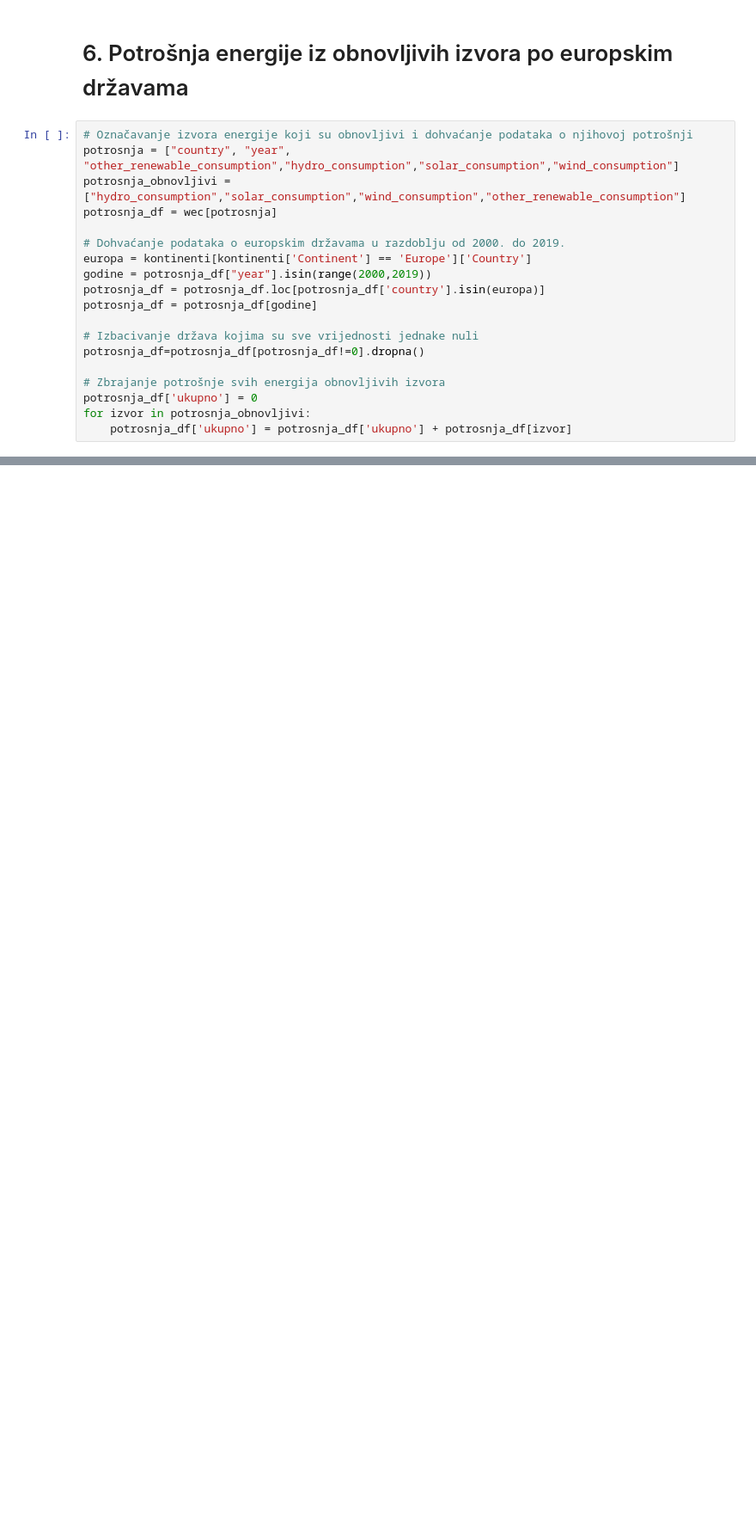
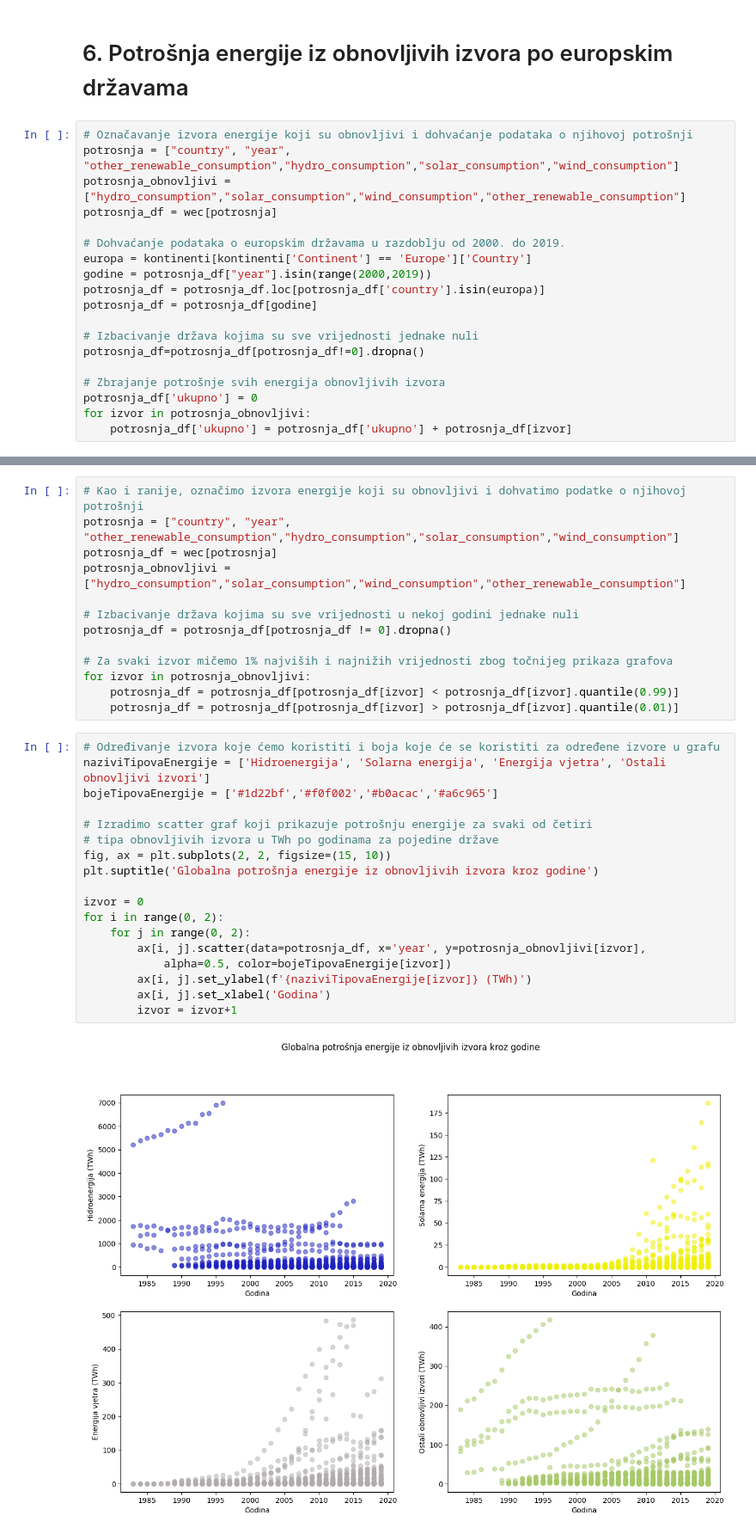
Before and after one commit to mmaret00/World-Energy-Consumption, a Jupyter notebook: World Energy Consumption.ipynb, the cells around one changed output, grey strips where cells are left out. Shown at 86% size. Saved outputs shown, nothing was run; the diff lists cells and outputs as text; blank space fills up the shorter version.

```diff
--- a/World Energy Consumption.ipynb
+++ b/World Energy Consumption.ipynb
@@ -152,0 +198,33 @@ plt.ylabel("Država")
+# %%
+# Kao i ranije, označimo izvora energije koji su obnovljivi i dohvatimo podatke o njihovoj potrošnji
+potrosnja = ["country", "year", "other_renewable_consumption","hydro_consumption","solar_consumption","wind_consumption"]
+potrosnja_df = wec[potrosnja]
+potrosnja_obnovljivi = ["hydro_consumption","solar_consumption","wind_consumption","other_renewable_consumption"]
+
+# Izbacivanje država kojima su sve vrijednosti u nekoj godini jednake nuli
+potrosnja_df = potrosnja_df[potrosnja_df != 0].dropna()
+
+# Za svaki izvor mičemo 1% najviših i najnižih vrijednosti zbog točnijeg prikaza grafova
+for izvor in potrosnja_obnovljivi:
+    potrosnja_df = potrosnja_df[potrosnja_df[izvor] < potrosnja_df[izvor].quantile(0.99)]
+    potrosnja_df = potrosnja_df[potrosnja_df[izvor] > potrosnja_df[izvor].quantile(0.01)]
+# %%
+# Određivanje izvora koje ćemo koristiti i boja koje će se koristiti za određene izvore u grafu
+naziviTipovaEnergije = ['Hidroenergija', 'Solarna energija', 'Energija vjetra', 'Ostali obnovljivi izvori']
+bojeTipovaEnergije = ['#1d22bf','#f0f002','#b0acac','#a6c965']
+
+# Izradimo scatter graf koji prikazuje potrošnju energije za svaki od četiri
+# tipa obnovljivih izvora u TWh po godinama za pojedine države
+fig, ax = plt.subplots(2, 2, figsize=(15, 10))
+plt.suptitle('Globalna potrošnja energije iz obnovljivih izvora kroz godine')
+
+izvor = 0
+for i in range(0, 2):
+    for j in range(0, 2):
+        ax[i, j].scatter(data=potrosnja_df, x='year', y=potrosnja_obnovljivi[izvor],
+            alpha=0.5, color=bojeTipovaEnergije[izvor])
+        ax[i, j].set_ylabel(f'{naziviTipovaEnergije[izvor]} (TWh)')
+        ax[i, j].set_xlabel('Godina')
+        izvor = izvor+1
+# %% [output]
+[figure, added]
```
Also changed, not shown: parts of 11 cells of this notebook.
